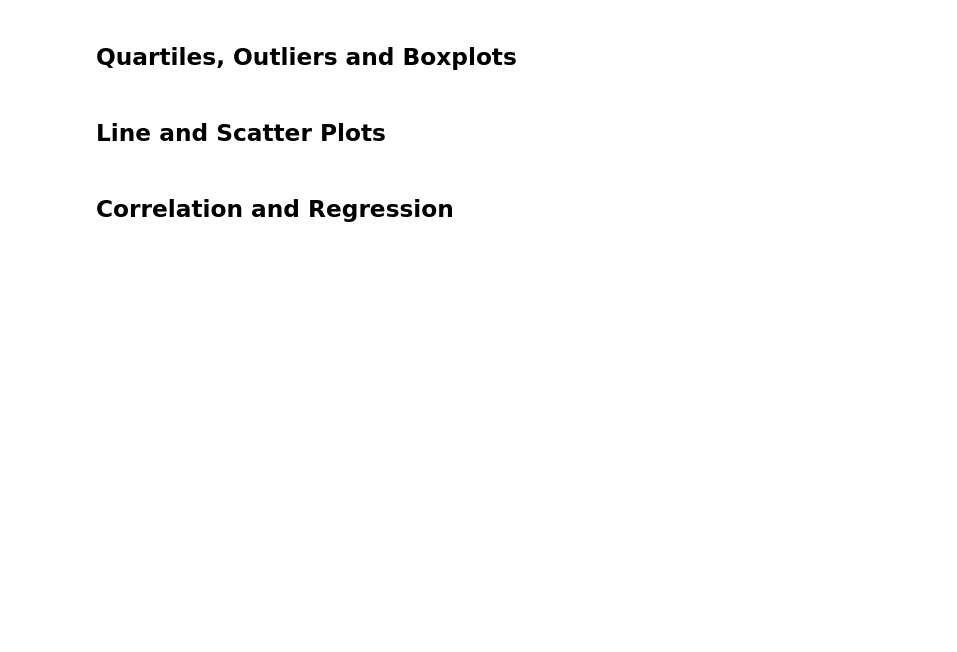
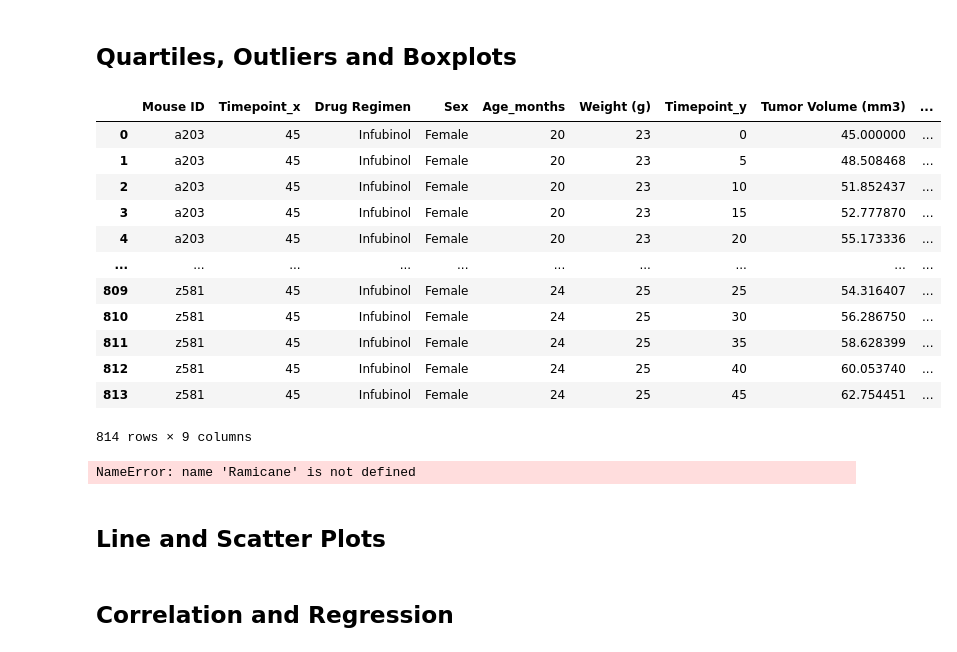
Before and after one commit to eenabow/Matplotlib_challenge, a Jupyter notebook: Pymaceuticals/pymaceuticals_starter.ipynb, the cells around one changed output. Saved outputs shown, nothing was run; the diff lists cells and outputs as text; code cells hidden in the pictures; blank space fills up the shorter version.

```diff
--- a/Pymaceuticals/pymaceuticals_starter.ipynb
+++ b/Pymaceuticals/pymaceuticals_starter.ipynb
@@ -206,15 +218,31 @@ sex
 ## Quartiles, Outliers and Boxplots
 # %%
 # Calculate the final tumor volume of each mouse across four of the treatment regimens:
-# Capomulin, Ramicane, Infubinol, and Ceftamin
 
 # Start by getting the last (greatest) timepoint for each mouse
-
+relevant_drugs_df= Clean_study_df[Clean_study_df["Drug Regimen"].isin(["Capomulin", "Ramicane", "Infubinol", "Ceftamin"])].groupby("Mouse ID")["Timepoint"].max()
+relevant_drugs_df
 
 # Merge this group df with the original dataframe to get the tumor volume at the last timepoint
+Tumor_volume_df= pd.merge(relevant_drugs_df, Clean_study_df, how="left", on=["Mouse ID", "Mouse ID"])
+Tumor_volume_df
+# %% [output]
+|  | Mouse ID | Timepoint_x | Drug Regimen | Sex | Age_months | Weight (g) | Timepoint_y | Tumor Volume (mm3) | ... |
+| 0 | a203 | 45 | Infubinol | Female | 20 | 23 | 0 | 45.000000 | ... |
+| 1 | a203 | 45 | Infubinol | Female | 20 | 23 | 5 | 48.508468 | ... |
+| 2 | a203 | 45 | Infubinol | Female | 20 | 23 | 10 | 51.852437 | ... |
+| 3 | a203 | 45 | Infubinol | Female | 20 | 23 | 15 | 52.777870 | ... |
+| 4 | a203 | 45 | Infubinol | Female | 20 | 23 | 20 | 55.173336 | ... |
+| ... | ... | ... | ... | ... | ... | ... | ... | ... | ... |
+| 809 | z581 | 45 | Infubinol | Female | 24 | 25 | 25 | 54.316407 | ... |
+| 810 | z581 | 45 | Infubinol | Female | 24 | 25 | 30 | 56.286750 | ... |
+| 811 | z581 | 45 | Infubinol | Female | 24 | 25 | 35 | 58.628399 | ... |
+| 812 | z581 | 45 | Infubinol | Female | 24 | 25 | 40 | 60.053740 | ... |
+| 813 | z581 | 45 | Infubinol | Female | 24 | 25 | 45 | 62.754451 | ... |
+814 rows × 9 columns
 # %%
 # Put treatments into a list for for loop (and later for plot labels)
-
+Drugs=[Capomulin, Ramicane, Infubinol, Ceftamin]
 
 # Create empty list to fill with tumor vol data (for plotting)
 
@@ -229,6 +257,8 @@ sex
 
 
     # Determine outliers using upper and lower bounds
+# %% [output]
+NameError: name 'Ramicane' is not defined
 # %%
 # Generate a box plot of the final tumor volume of each mouse across four regimens of interest
 # %% [markdown]
```
Also changed, not shown: parts of 5 cells of this notebook.
